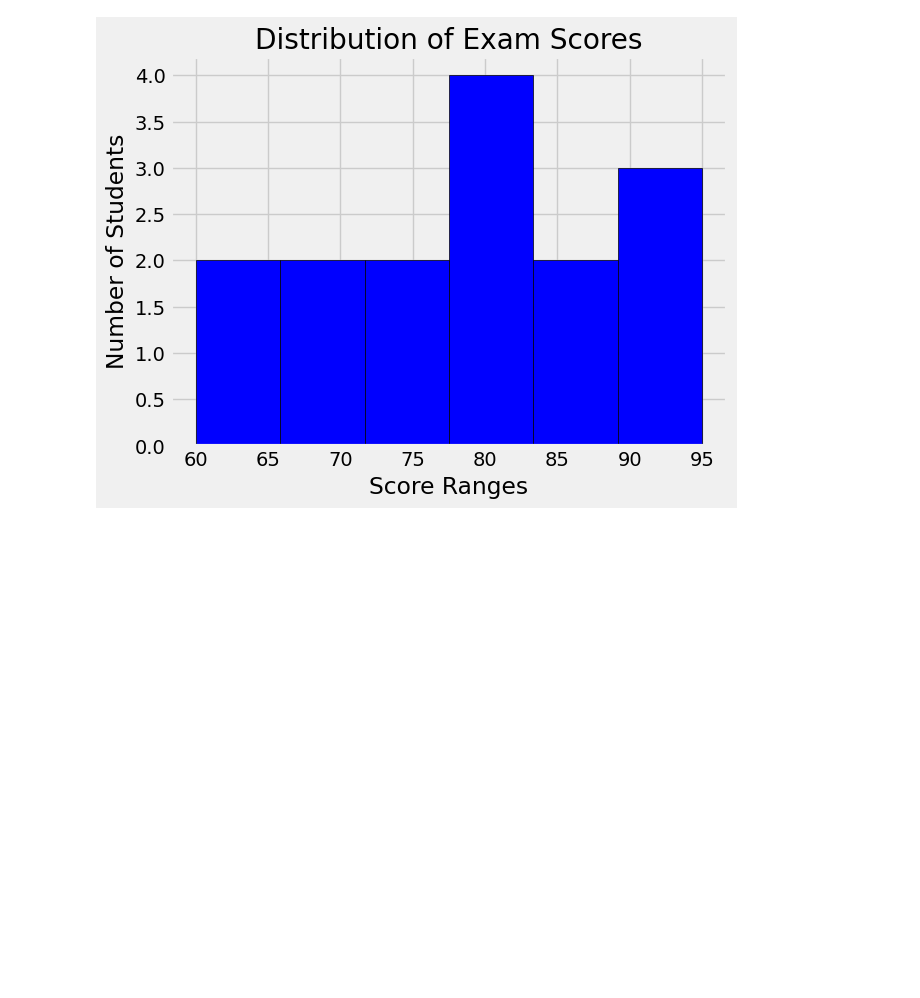
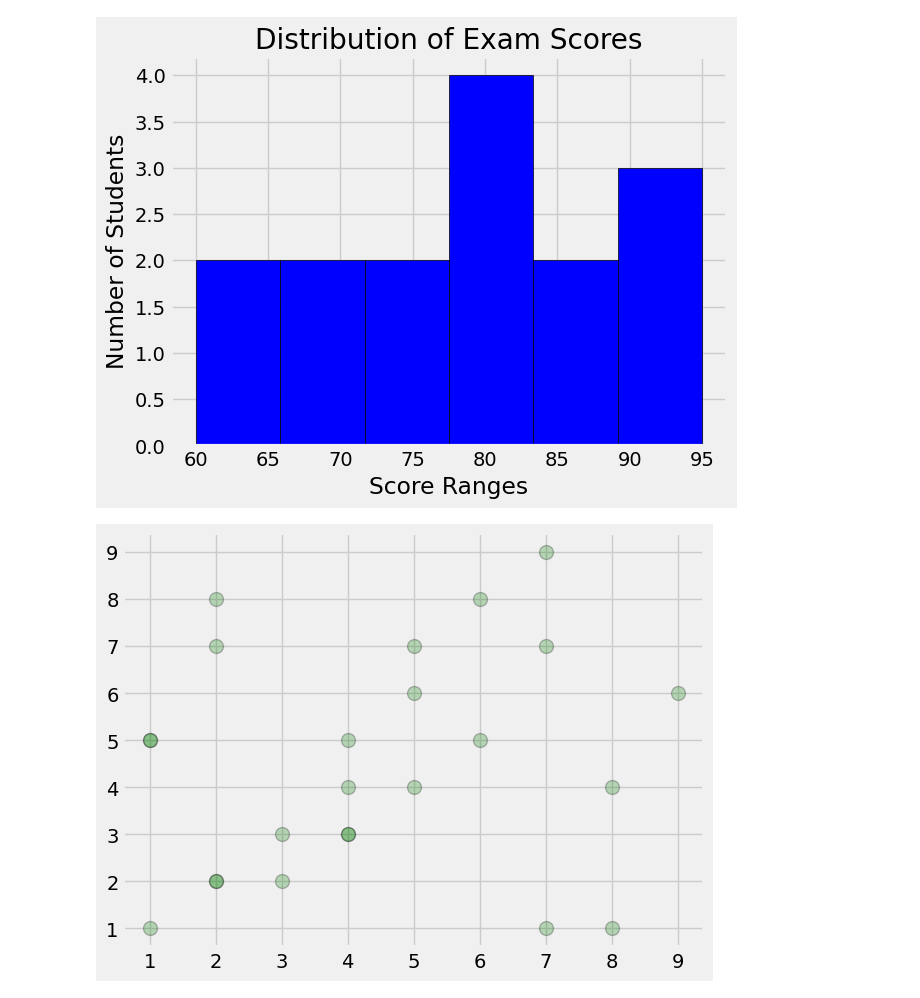
Before and after one commit to Mostafij-k/Python-Learning, a Jupyter notebook: Data/MatplotLib.ipynb, the cells around one changed output. Saved outputs shown, nothing was run; the diff lists cells and outputs as text; code cells hidden in the pictures; blank space fills up the shorter version.

Commit message:
Basic Scatter Plot

```diff
--- a/Data/MatplotLib.ipynb
+++ b/Data/MatplotLib.ipynb
@@ -150,3 +150,14 @@ plt.ylabel('Number of Students')
 plt.show()
 # %% [output]
 [figure]
+# %%
+# Scatter Plot
+from matplotlib import pyplot as plt
+plt.style.use("fivethirtyeight")
+x=1,2,5,6,7,2,4,5,6,7,8,1,2,3,4,5,2,4,7,8,9,1,3,4
+y=5,7,6,8,1,2,3,4,5,7,4,5,2,3,4,7,8,5,9,1,6,1,2,3
+plt.scatter(x,y,s=100, c='green', edgecolor='black', linewidths=1, cmap='Green', alpha=0.25)
+plt.tight_layout()
+plt.show()
+# %% [output]
+[figure, added]
```
